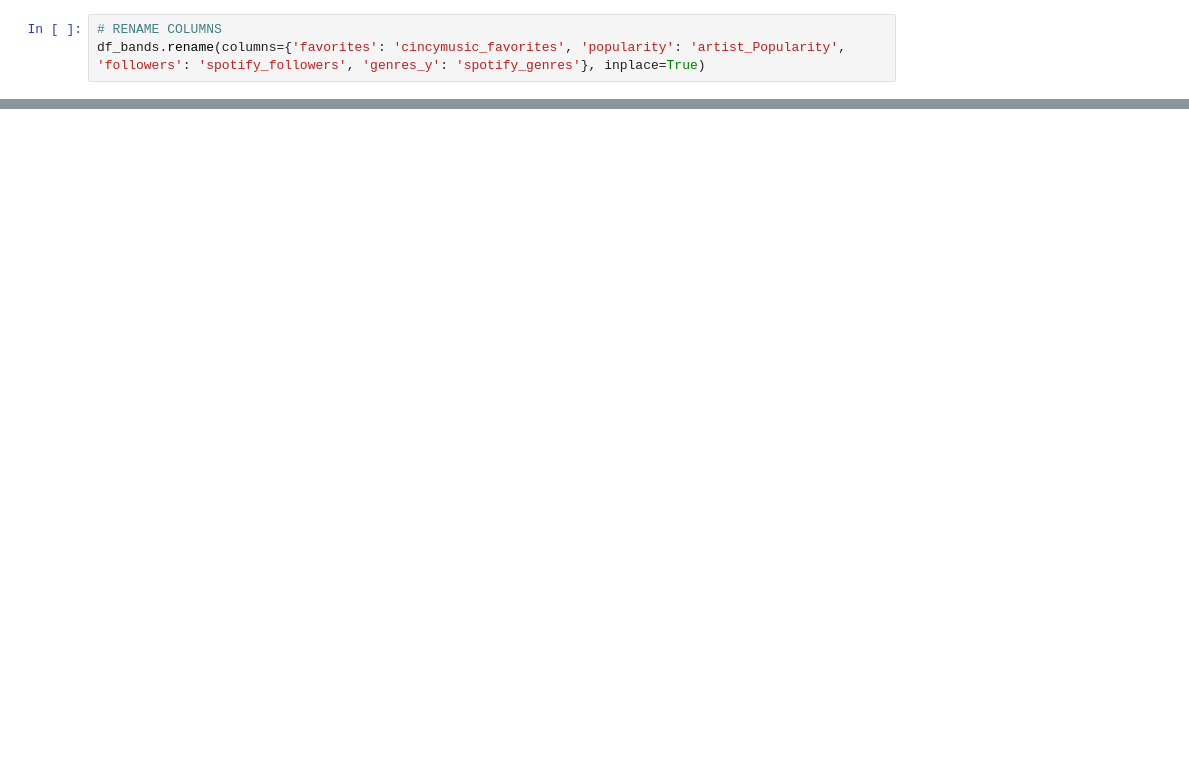
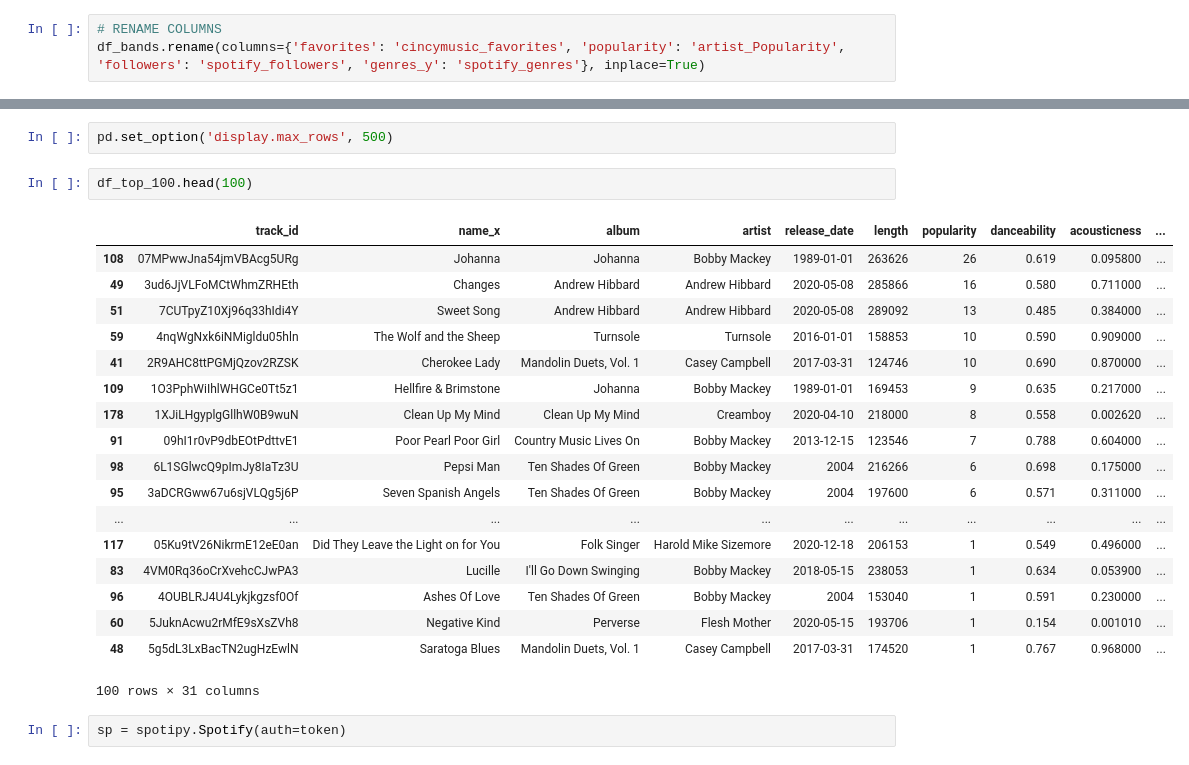
Before and after one commit to jbjaxxon/local_music_analytics_v2, a Jupyter notebook: 04_create_specific_playlists.ipynb, the cells around one changed output, grey strips where cells are left out. Saved outputs shown, nothing was run; the diff lists cells and outputs as text; blank space fills up the shorter version.

```diff
--- a/04_create_specific_playlists.ipynb
+++ b/04_create_specific_playlists.ipynb
@@ -197,0 +286,25 @@ df_join.sort_values('popularity', ascending=False)
+# %%
+pd.set_option('display.max_rows', 500)
+# %%
+df_top_100.head(100)
+# %% [output]
+|  | track_id | name_x | album | artist | release_date | length | popularity | danceability | acousticness | ... |
+| 108 | 07MPwwJna54jmVBAcg5URg | Johanna | Johanna | Bobby Mackey | 1989-01-01 | 263626 | 26 | 0.619 | 0.095800 | ... |
+| 49 | 3ud6JjVLFoMCtWhmZRHEth | Changes | Andrew Hibbard | Andrew Hibbard | 2020-05-08 | 285866 | 16 | 0.580 | 0.711000 | ... |
+| 51 | 7CUTpyZ10Xj96q33hIdi4Y | Sweet Song | Andrew Hibbard | Andrew Hibbard | 2020-05-08 | 289092 | 13 | 0.485 | 0.384000 | ... |
+| 59 | 4nqWgNxk6iNMigldu05hln | The Wolf and the Sheep | Turnsole | Turnsole | 2016-01-01 | 158853 | 10 | 0.590 | 0.909000 | ... |
+| 41 | 2R9AHC8ttPGMjQzov2RZSK | Cherokee Lady | Mandolin Duets, Vol. 1 | Casey Campbell | 2017-03-31 | 124746 | 10 | 0.690 | 0.870000 | ... |
+| 109 | 1O3PphWiIhlWHGCe0Tt5z1 | Hellfire & Brimstone | Johanna | Bobby Mackey | 1989-01-01 | 169453 | 9 | 0.635 | 0.217000 | ... |
+| 178 | 1XJiLHgyplgGllhW0B9wuN | Clean Up My Mind | Clean Up My Mind | Creamboy | 2020-04-10 | 218000 | 8 | 0.558 | 0.002620 | ... |
+| 91 | 09hI1r0vP9dbEOtPdttvE1 | Poor Pearl Poor Girl | Country Music Lives On | Bobby Mackey | 2013-12-15 | 123546 | 7 | 0.788 | 0.604000 | ... |
+| 98 | 6L1SGlwcQ9pImJy8IaTz3U | Pepsi Man | Ten Shades Of Green | Bobby Mackey | 2004 | 216266 | 6 | 0.698 | 0.175000 | ... |
+| 95 | 3aDCRGww67u6sjVLQg5j6P | Seven Spanish Angels | Ten Shades Of Green | Bobby Mackey | 2004 | 197600 | 6 | 0.571 | 0.311000 | ... |
+| ... | ... | ... | ... | ... | ... | ... | ... | ... | ... | ... |
+| 117 | 05Ku9tV26NikrmE12eE0an | Did They Leave the Light on for You | Folk Singer | Harold Mike Sizemore | 2020-12-18 | 206153 | 1 | 0.549 | 0.496000 | ... |
+| 83 | 4VM0Rq36oCrXvehcCJwPA3 | Lucille | I'll Go Down Swinging | Bobby Mackey | 2018-05-15 | 238053 | 1 | 0.634 | 0.053900 | ... |
+| 96 | 4OUBLRJ4U4Lykjkgzsf0Of | Ashes Of Love | Ten Shades Of Green | Bobby Mackey | 2004 | 153040 | 1 | 0.591 | 0.230000 | ... |
+| 60 | 5JuknAcwu2rMfE9sXsZVh8 | Negative Kind | Perverse | Flesh Mother | 2020-05-15 | 193706 | 1 | 0.154 | 0.001010 | ... |
+| 48 | 5g5dL3LxBacTN2ugHzEwlN | Saratoga Blues | Mandolin Duets, Vol. 1 | Casey Campbell | 2017-03-31 | 174520 | 1 | 0.767 | 0.968000 | ... |
+100 rows × 31 columns
+# %%
+sp = spotipy.Spotify(auth=token)
```
Also changed, not shown: parts of 19 cells of this notebook, 3 other files.
